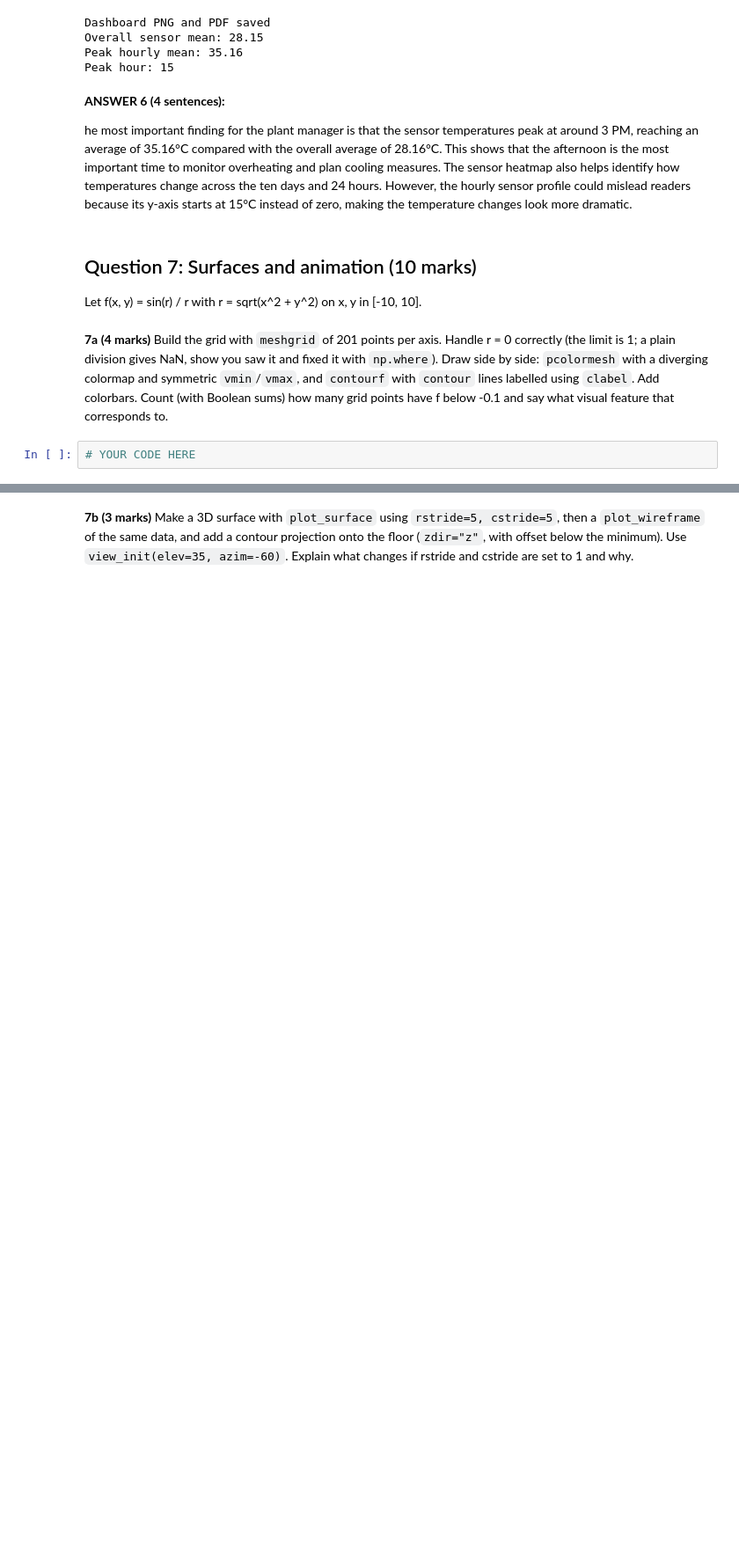
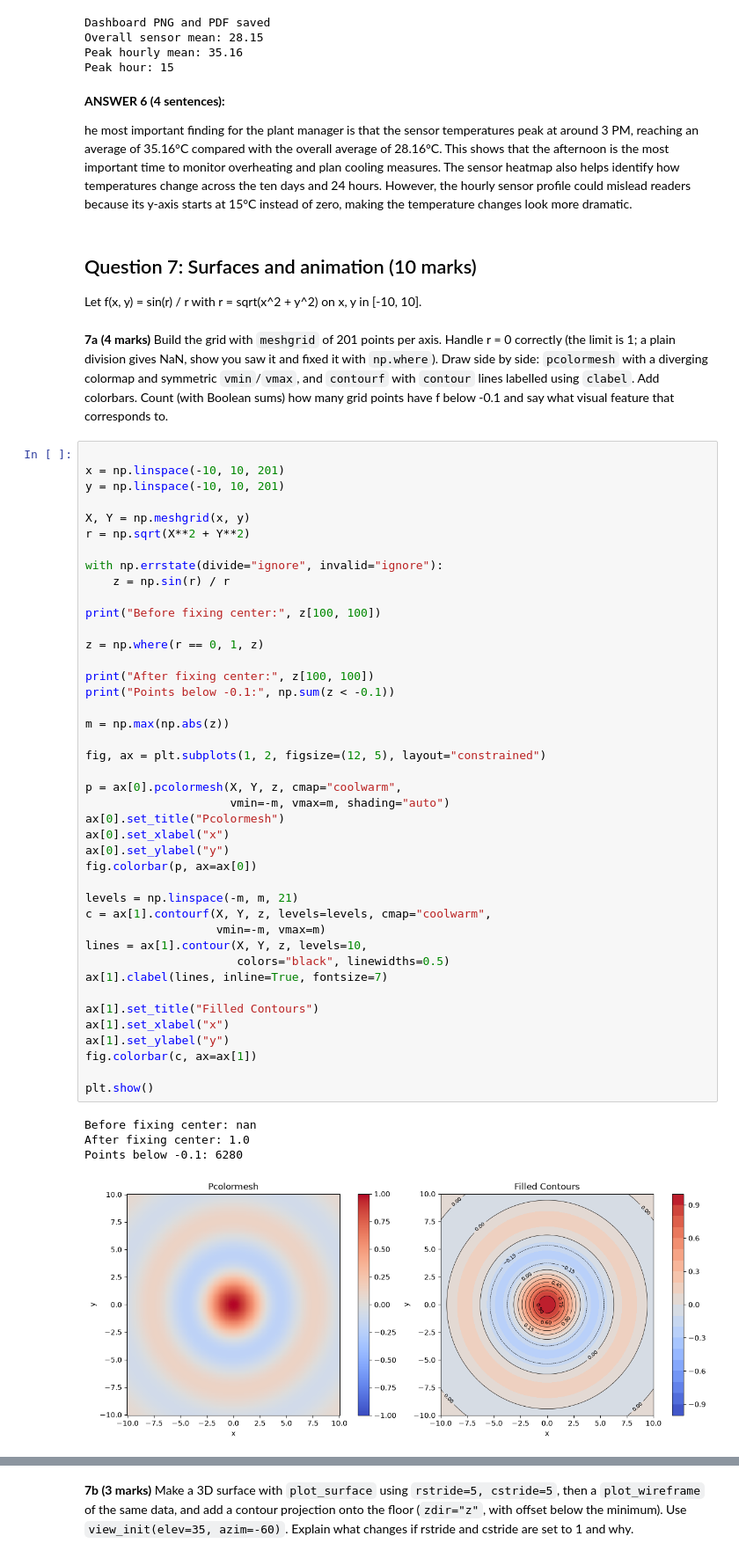
Before and after one commit to Fatima-Saqib/PAI-A3-25F-0057, a Jupyter notebook: Assignment3_Programming_for_AI.ipynb, the cells around one changed output, grey strips where cells are left out. Shown at 88% size. Drawn from its saved outputs; the diff is of its cells as text; blank space fills up the shorter version.

Commit message:
Complete Surface Plots and animations Q7
Created 2D contour plots, 3D surface and wireframe visualizations, and a 60-frame animated wave GIF.

```diff
--- a/Assignment3_Programming_for_AI.ipynb
+++ b/Assignment3_Programming_for_AI.ipynb
@@ -989,5 +989,50 @@ he most important finding for the plant manager is that the sensor temperatures
 Let f(x, y) = sin(r) / r with r = sqrt(x^2 + y^2) on x, y in [-10, 10].
 # %% [markdown]
 **7a (4 marks)** Build the grid with `meshgrid` of 201 points per axis. Handle r = 0 correctly (the limit is 1; a plain division gives NaN, show you saw it and fixed it with `np.where`). Draw side by side: `pcolormesh` with a diverging colormap and symmetric `vmin`/`vmax`, and `contourf` with `contour` lines labelled using `clabel`. Add colorbars. Count (with Boolean sums) how many grid points have f below -0.1 and say what visual feature that corresponds to.
-# %%
-# YOUR CODE HERE
+# %%
+
+x = np.linspace(-10, 10, 201)
+y = np.linspace(-10, 10, 201)
+
+X, Y = np.meshgrid(x, y)
+r = np.sqrt(X**2 + Y**2)
+
+with np.errstate(divide="ignore", invalid="ignore"):
+    z = np.sin(r) / r
+
+print("Before fixing center:", z[100, 100])
+
+z = np.where(r == 0, 1, z)
+
+print("After fixing center:", z[100, 100])
+print("Points below -0.1:", np.sum(z < -0.1))
+
+m = np.max(np.abs(z))
+
+fig, ax = plt.subplots(1, 2, figsize=(12, 5), layout="constrained")
+
+p = ax[0].pcolormesh(X, Y, z, cmap="coolwarm",
+                     vmin=-m, vmax=m, shading="auto")
+ax[0].set_title("Pcolormesh")
+ax[0].set_xlabel("x")
+ax[0].set_ylabel("y")
+fig.colorbar(p, ax=ax[0])
+
+levels = np.linspace(-m, m, 21)
+c = ax[1].contourf(X, Y, z, levels=levels, cmap="coolwarm",
+                   vmin=-m, vmax=m)
+lines = ax[1].contour(X, Y, z, levels=10,
+                      colors="black", linewidths=0.5)
+ax[1].clabel(lines, inline=True, fontsize=7)
+
+ax[1].set_title("Filled Contours")
+ax[1].set_xlabel("x")
+ax[1].set_ylabel("y")
+fig.colorbar(c, ax=ax[1])
+
+plt.show()
+# %% [output]
+Before fixing center: nan
+After fixing center: 1.0
+Points below -0.1: 6280
+[figure, added]
```
Also changed, not shown: parts of 6 cells of this notebook, 1 other file.
